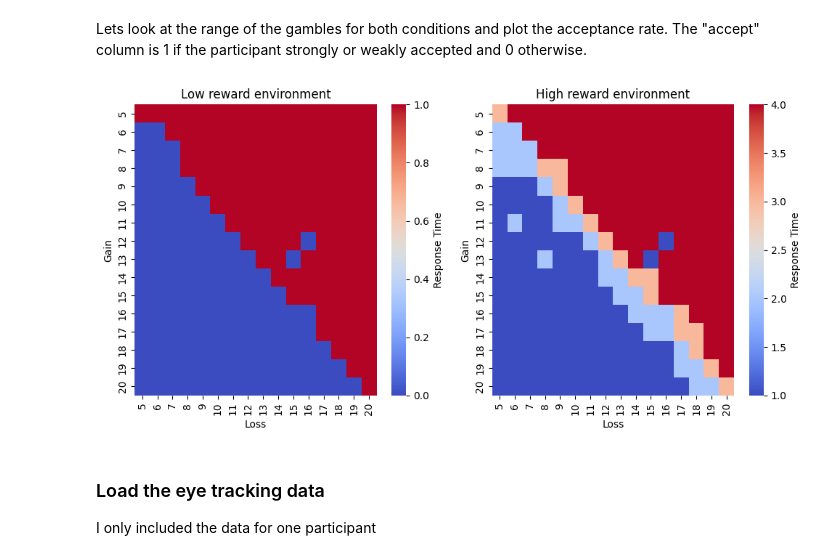
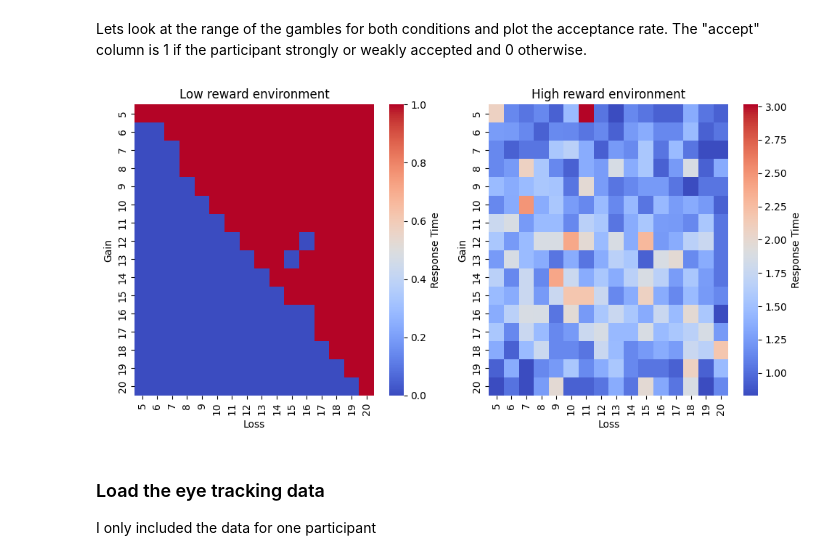
Before and after one commit to GusStgoReyes/riskyneuroarousal, a Jupyter notebook: notebooks/reproducible/0-data.ipynb, the cells around one changed output. Saved outputs shown, nothing was run; the diff lists cells and outputs as text; code cells hidden in the pictures.

```diff
--- a/notebooks/reproducible/0-data.ipynb
+++ b/notebooks/reproducible/0-data.ipynb
@@ -24,3 +24,5 @@ data.head()
 | 2 | 1 | 1 | equalIndifference | 34 | 13 | 1.873 | 1 | 4.0 | strongly_accept | ... |
 | 3 | 1 | 1 | equalIndifference | 10 | 10 | 1.457 | 0 | 2.0 | weakly_reject | ... |
 | 4 | 1 | 1 | equalIndifference | 12 | 19 | 1.973 | 0 | 1.0 | strongly_reject | ... |
+# %%
+data['history'] = data.groupby('sub')['accept'].shift(1).fillna(0).astype(int)
@@ -29,20 +56,20 @@ Lets look at the range of the gambles for both conditions and plot the acceptanc
 # %%
 fig, axs = plt.subplots(1, 2, figsize=(10, 5))
 hmap_data = data.query("condition == 'equalRange' and sub == 56").groupby(['gain', 'loss'])['accept'].mean().unstack()
 sns.heatmap(hmap_data, cmap='coolwarm', cbar_kws={'label': 'Response Time'}, ax = axs[0])
 axs[0].set_title("Low reward environment")
 axs[0].set_xlabel("Loss")
 axs[0].set_ylabel("Gain")
 
-hmap_data = data.query("condition == 'equalRange' and sub == 56").groupby(['gain', 'loss'])['response_int'].mean().unstack()
+hmap_data = data.query("condition == 'equalRange' and sub == 2").groupby(['gain', 'loss'])['RT'].mean().unstack()
 sns.heatmap(hmap_data, cmap='coolwarm', cbar_kws={'label': 'Response Time'}, ax = axs[1])
 axs[1].set_title("High reward environment")
 axs[1].set_xlabel("Loss")
 axs[1].set_ylabel("Gain")
 plt.tight_layout()
 plt.show()
 # %% [output]
-[figure, old version]
+[figure, new version]
 # %% [markdown]
 ### Load the eye tracking data
 I only included the data for one participant
```
Also changed, not shown: parts of 2 cells of this notebook, 4 other files.
